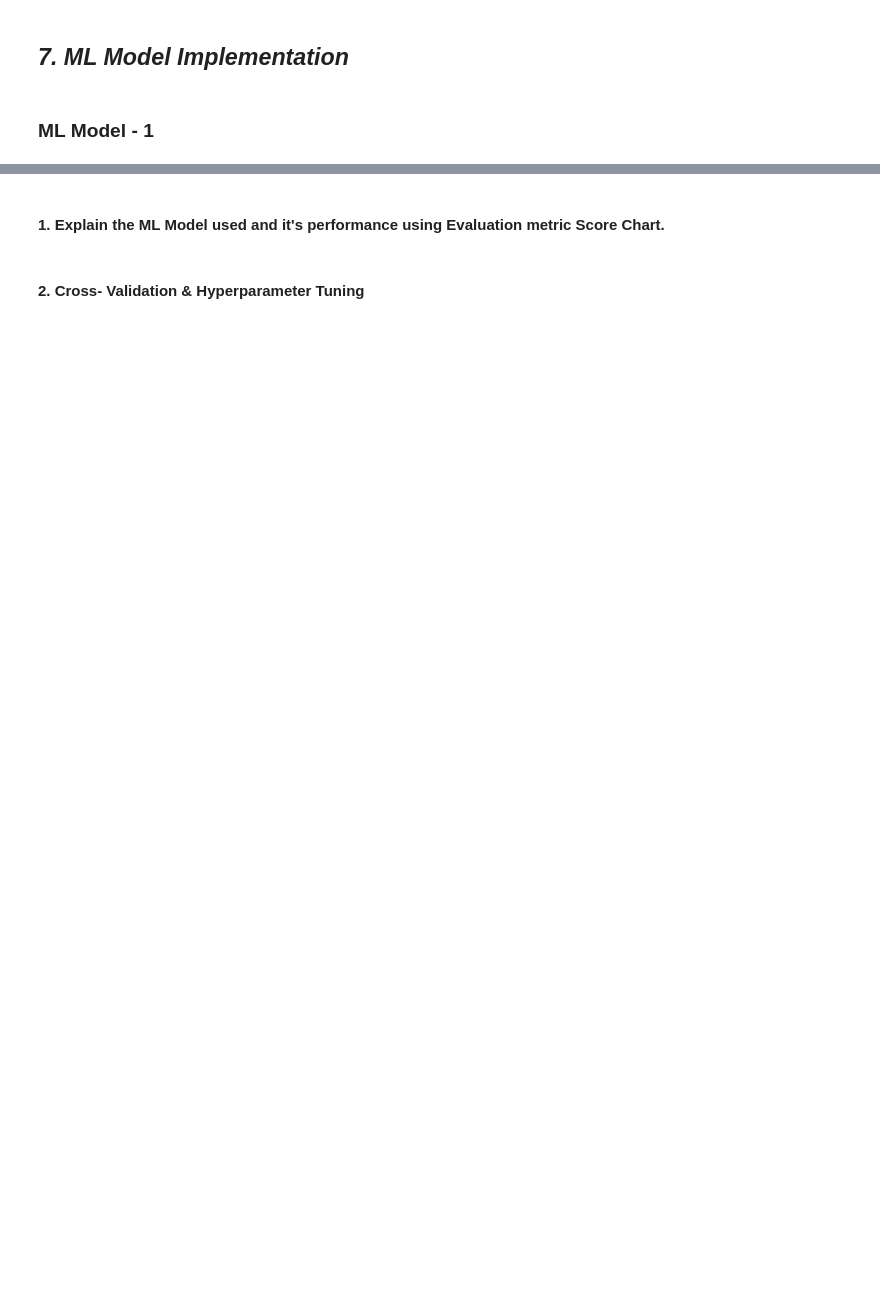
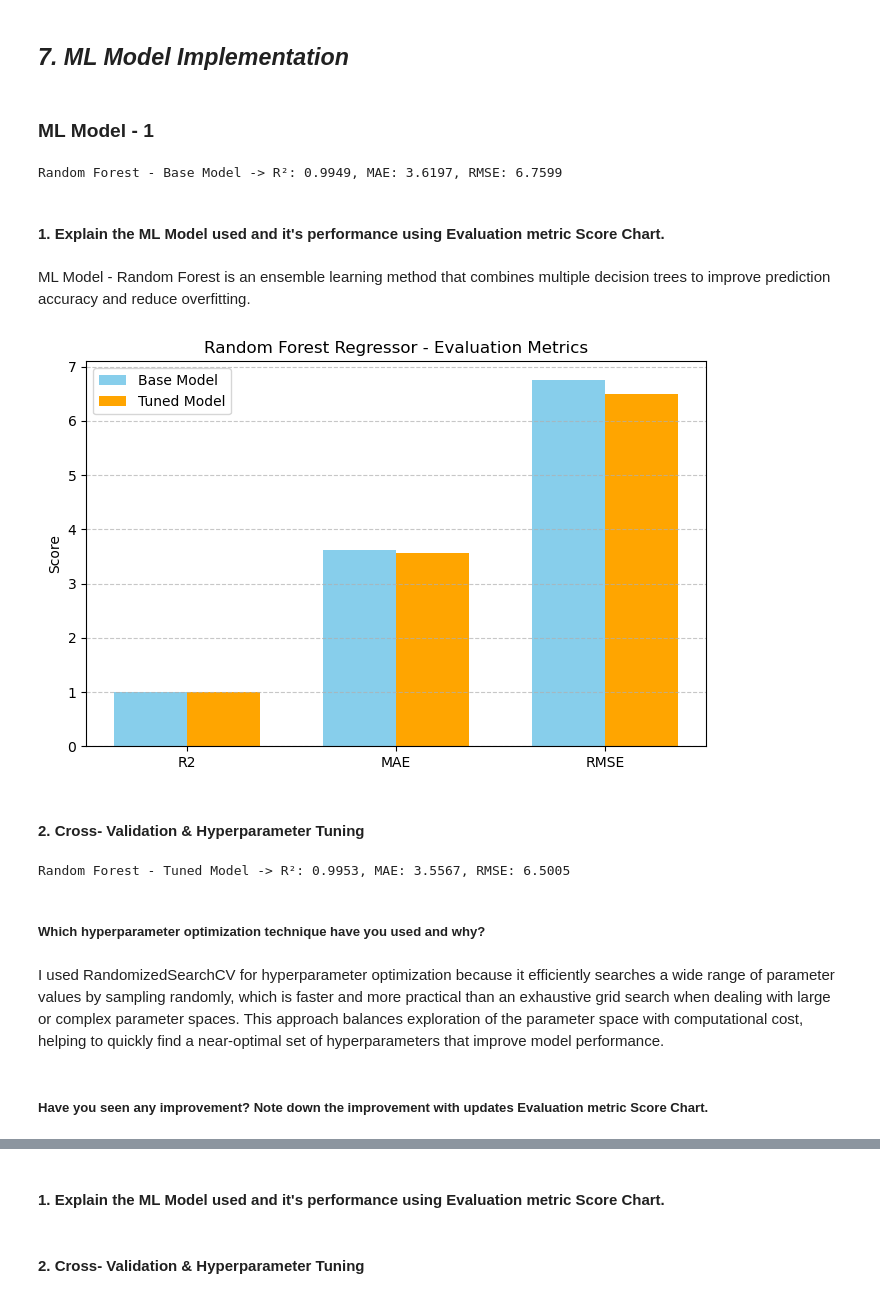
Before and after one commit to Mrinmoy2002-prog/Yes-Bank-Stock-Closing-Price-Prediction, a Jupyter notebook: Copy of Sample_ML_Submission_Template.ipynb, the cells around one changed output, grey strips where cells are left out. Saved outputs shown, nothing was run; the diff lists cells and outputs as text; code cells hidden in the pictures; blank space fills up the shorter version.

```diff
--- a/Copy of Sample_ML_Submission_Template.ipynb
+++ b/Copy of Sample_ML_Submission_Template.ipynb
@@ -923,0 +1359,79 @@ Answer Here.
+# %%
+from sklearn.ensemble import RandomForestRegressor
+from sklearn.model_selection import  RandomizedSearchCV
+from sklearn.metrics import r2_score, mean_absolute_error, mean_squared_error
+import numpy as np
+
+# Base model training
+rf = RandomForestRegressor(random_state=42)
+rf.fit(X_train, y_train)
+
+# Evaluate base model
+y_pred = rf.predict(X_test)
+r2 = r2_score(y_test, y_pred)
+mae = mean_absolute_error(y_test, y_pred)
+rmse = np.sqrt(mean_squared_error(y_test, y_pred))
+print(f"Random Forest - Base Model -> R²: {r2:.4f}, MAE: {mae:.4f}, RMSE: {rmse:.4f}")
+
+# Hyperparameter Tuning
+# %% [output]
+Random Forest - Base Model -> R²: 0.9949, MAE: 3.6197, RMSE: 6.7599
+# %% [markdown]
+#### 1. Explain the ML Model used and it's performance using Evaluation metric Score Chart.
+# %% [markdown]
+ML Model - Random Forest is an ensemble learning method that combines multiple decision trees to improve prediction accuracy and reduce overfitting.
+# %%
+# Visualizing evaluation Metric Score chart
+
+import matplotlib.pyplot as plt
+import numpy as np
+
+# Updated evaluation scores for Random Forest
+base_scores = {'R2': 0.9949, 'MAE': 3.6197, 'RMSE': 6.7599}
+tuned_scores = {'R2': 0.9953, 'MAE': 3.5567, 'RMSE': 6.5005}
+
+metrics = ['R2', 'MAE', 'RMSE']
+base_values = [base_scores[m] for m in metrics]
+tuned_values = [tuned_scores[m] for m in metrics]
+
+x = np.arange(len(metrics))
+bar_width = 0.35
+
+plt.figure(figsize=(8,5))
+plt.bar(x - bar_width/2, base_values, bar_width, label='Base Model', color='skyblue')
+plt.bar(x + bar_width/2, tuned_values, bar_width, label='Tuned Model', color='orange')
+
+plt.title('Random Forest Regressor - Evaluation Metrics')
+plt.xticks(x, metrics)
+plt.ylabel('Score')
+plt.legend()
+plt.grid(axis='y', linestyle='--', alpha=0.7)
+plt.show()
+# %% [output]
+[figure, added]
+# %% [markdown]
+#### 2. Cross- Validation & Hyperparameter Tuning
+# %%
+rf_params = {
+    'n_estimators': [50, 100, 200],
+    'max_depth': [None, 10, 20],
+    'min_samples_split': [2, 5, 10]
+}
+rf_tuned = RandomizedSearchCV(rf, rf_params, n_iter=10, cv=5, random_state=42)
+rf_tuned.fit(X_train, y_train)
+
+# Evaluate tuned model
+best_rf = rf_tuned.best_estimator_
+y_pred_tuned = best_rf.predict(X_test)
+r2_tuned = r2_score(y_test, y_pred_tuned)
+mae_tuned = mean_absolute_error(y_test, y_pred_tuned)
+rmse_tuned = np.sqrt(mean_squared_error(y_test, y_pred_tuned))
+print(f"Random Forest - Tuned Model -> R²: {r2_tuned:.4f}, MAE: {mae_tuned:.4f}, RMSE: {rmse_tuned:.4f}")
+# %% [output]
+Random Forest - Tuned Model -> R²: 0.9953, MAE: 3.5567, RMSE: 6.5005
+# %% [markdown]
+##### Which hyperparameter optimization technique have you used and why?
+# %% [markdown]
+I used RandomizedSearchCV for hyperparameter optimization because it efficiently searches a wide range of parameter values by sampling randomly, which is faster and more practical than an exhaustive grid search when dealing with large or complex parameter spaces. This approach balances exploration of the parameter space with computational cost, helping to quickly find a near-optimal set of hyperparameters that improve model performance.
+# %% [markdown]
+##### Have you seen any improvement? Note down the improvement with updates Evaluation metric Score Chart.
```
Also changed, not shown: parts of 101 cells of this notebook, 1 other file.
